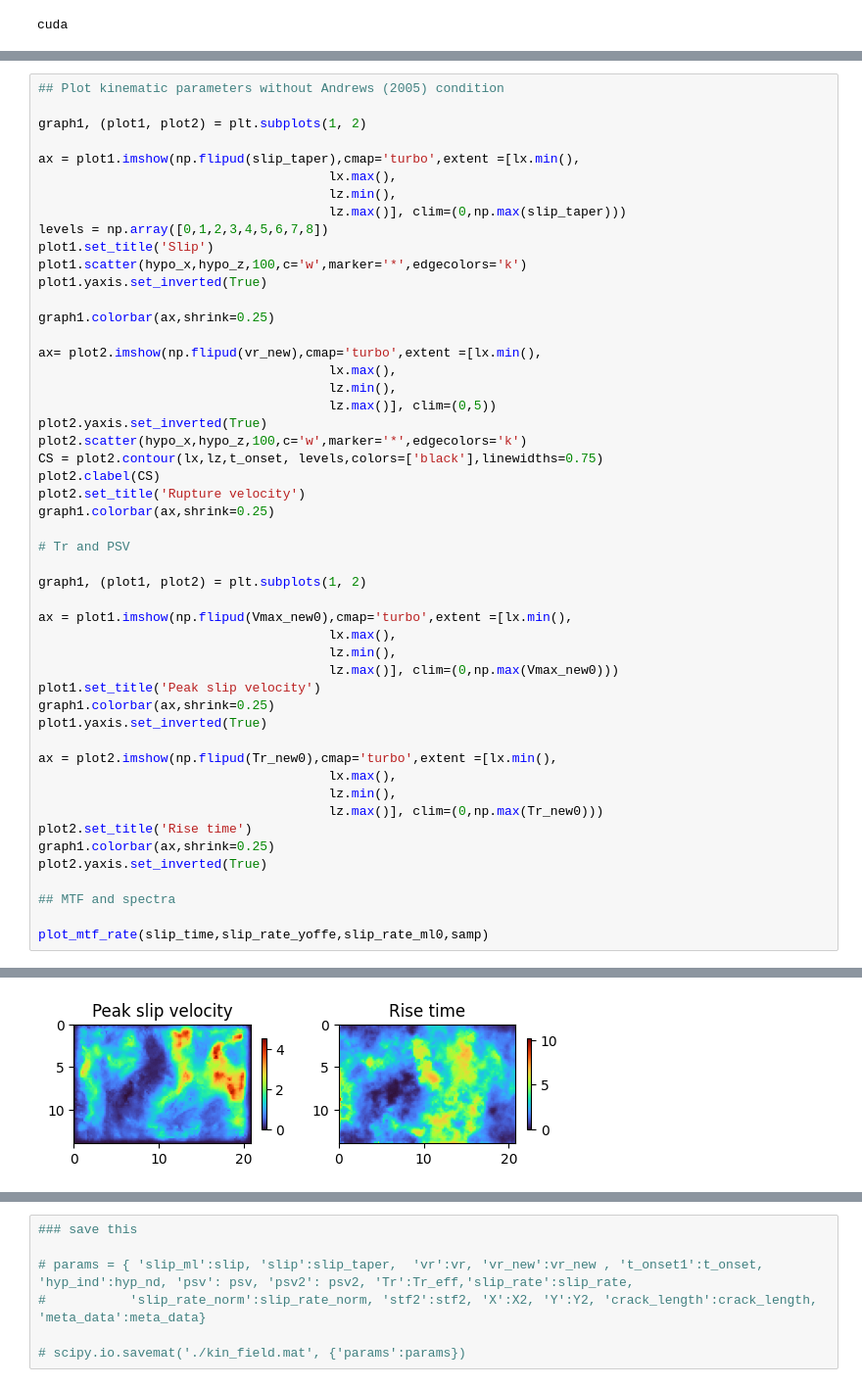
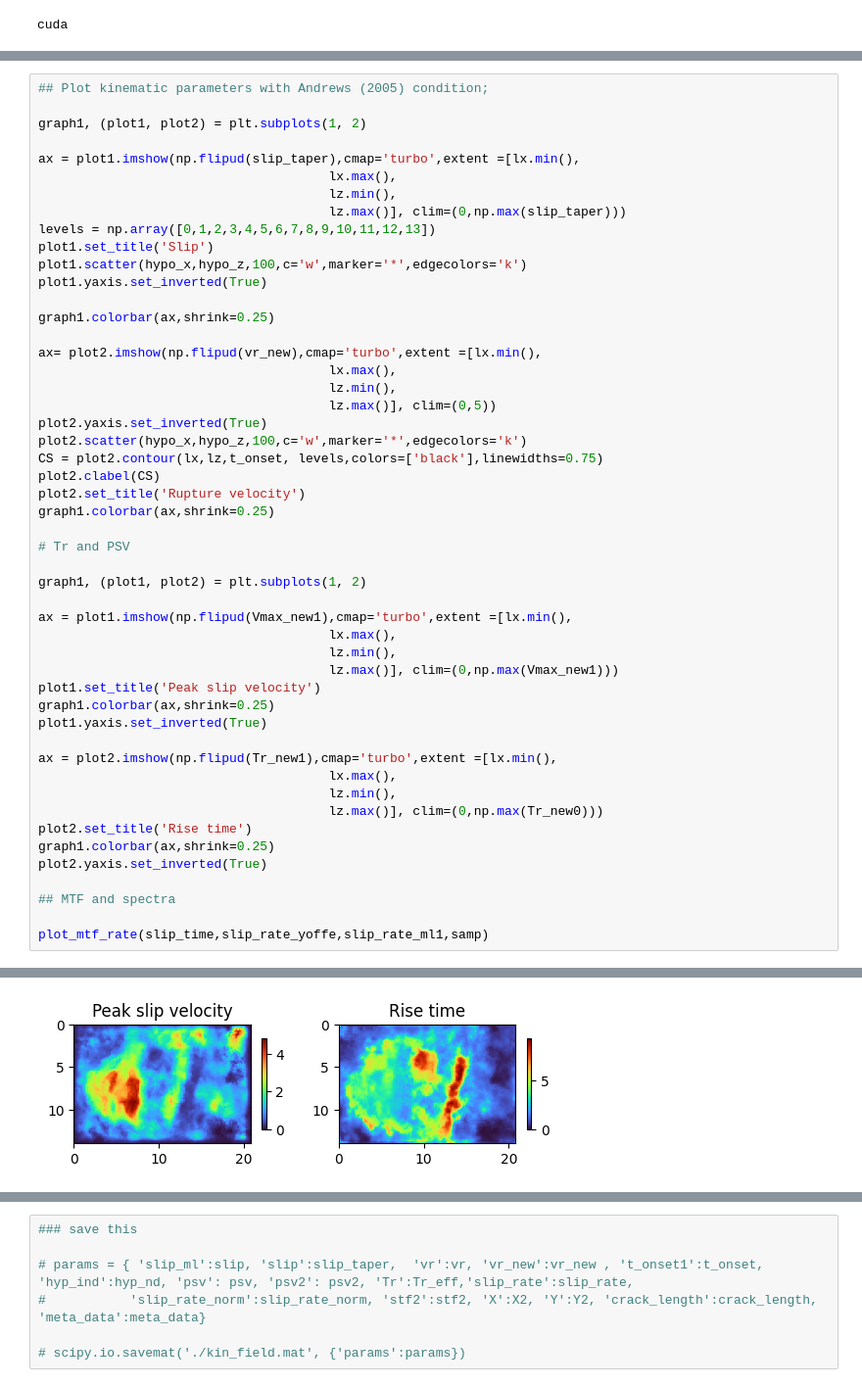
Before and after one commit to Tariq97/MLRG-python, a Jupyter notebook: gen_PD_source.ipynb, the cells around one changed output, grey strips where cells are left out. Shown at 98% size. Drawn from its saved outputs; the diff is of its cells as text.

```diff
--- a/gen_PD_source.ipynb
+++ b/gen_PD_source.ipynb
@@ -102,5 +105,5 @@ Modifying 1 STFs out of 7455
 # %%
-## Plot kinematic parameters without Andrews (2005) condition
+## Plot kinematic parameters with Andrews (2005) condition;
 
 graph1, (plot1, plot2) = plt.subplots(1, 2)
 
@@ -108,7 +111,7 @@ ax = plot1.imshow(np.flipud(slip_taper),cmap='turbo',extent =[lx.min(),
                                       lx.max(),
                                       lz.min(),
                                       lz.max()], clim=(0,np.max(slip_taper)))
-levels = np.array([0,1,2,3,4,5,6,7,8])
+levels = np.array([0,1,2,3,4,5,6,7,8,9,10,11,12,13])
 plot1.set_title('Slip')
 plot1.scatter(hypo_x,hypo_z,100,c='w',marker='*',edgecolors='k')
 plot1.yaxis.set_inverted(True)
@@ -130,15 +133,15 @@ graph1.colorbar(ax,shrink=0.25)
 
 graph1, (plot1, plot2) = plt.subplots(1, 2)
 
-ax = plot1.imshow(np.flipud(Vmax_new0),cmap='turbo',extent =[lx.min(),
+ax = plot1.imshow(np.flipud(Vmax_new1),cmap='turbo',extent =[lx.min(),
                                       lx.max(),
                                       lz.min(),
-                                      lz.max()], clim=(0,np.max(Vmax_new0)))
+                                      lz.max()], clim=(0,np.max(Vmax_new1)))
 plot1.set_title('Peak slip velocity')
 graph1.colorbar(ax,shrink=0.25)
 plot1.yaxis.set_inverted(True)
 
-ax = plot2.imshow(np.flipud(Tr_new0),cmap='turbo',extent =[lx.min(),
+ax = plot2.imshow(np.flipud(Tr_new1),cmap='turbo',extent =[lx.min(),
                                       lx.max(),
                                       lz.min(),
                                       lz.max()], clim=(0,np.max(Tr_new0)))
@@ -148,5 +151,5 @@ plot2.yaxis.set_inverted(True)
 
 ## MTF and spectra
 
-plot_mtf_rate(slip_time,slip_rate_yoffe,slip_rate_ml0,samp)
+plot_mtf_rate(slip_time,slip_rate_yoffe,slip_rate_ml1,samp)
 # %% [output]
@@ -154 +157 @@ plot_mtf_rate(slip_time,slip_rate_yoffe,slip_rate_ml0,samp)
-[figure, old version]
+[figure, new version]
```
Also changed, not shown: parts of 4 cells of this notebook, 43 other files.
